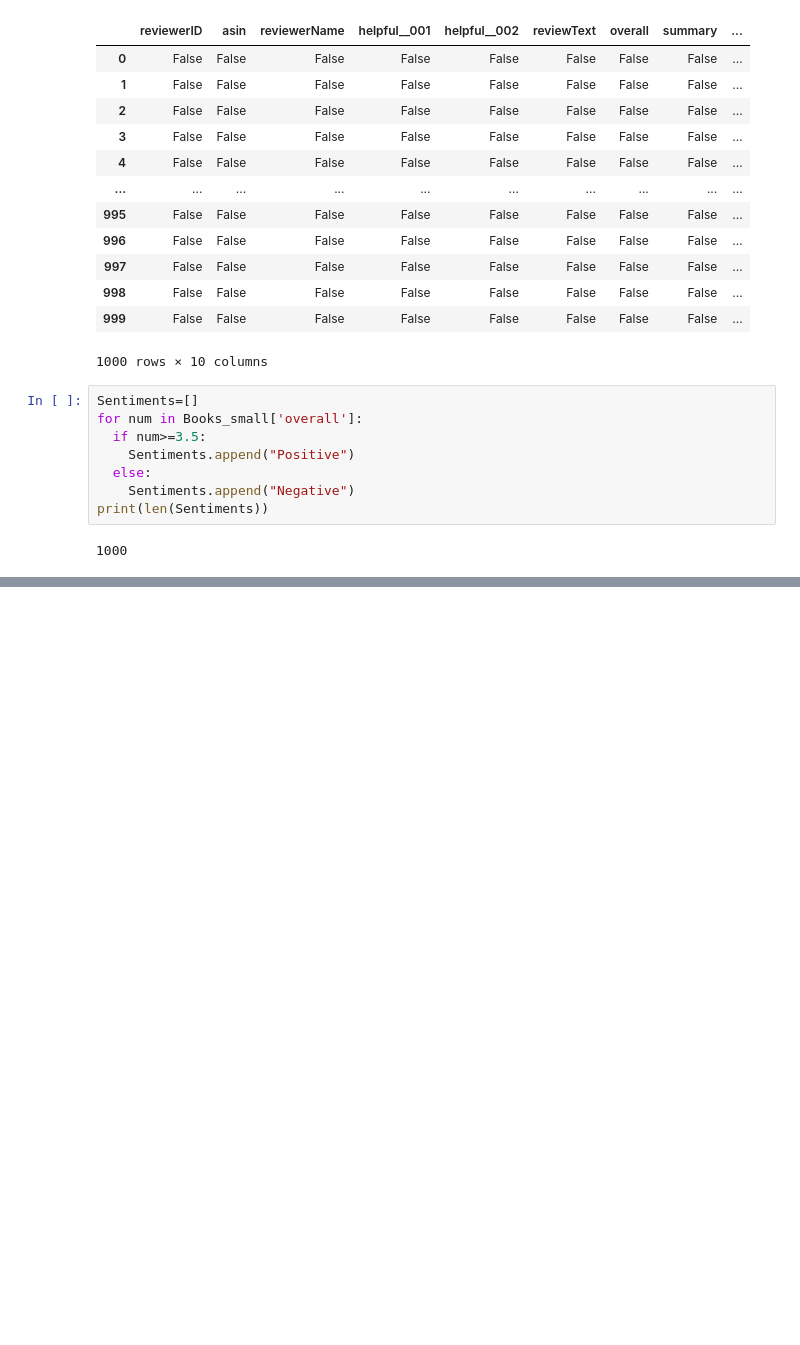
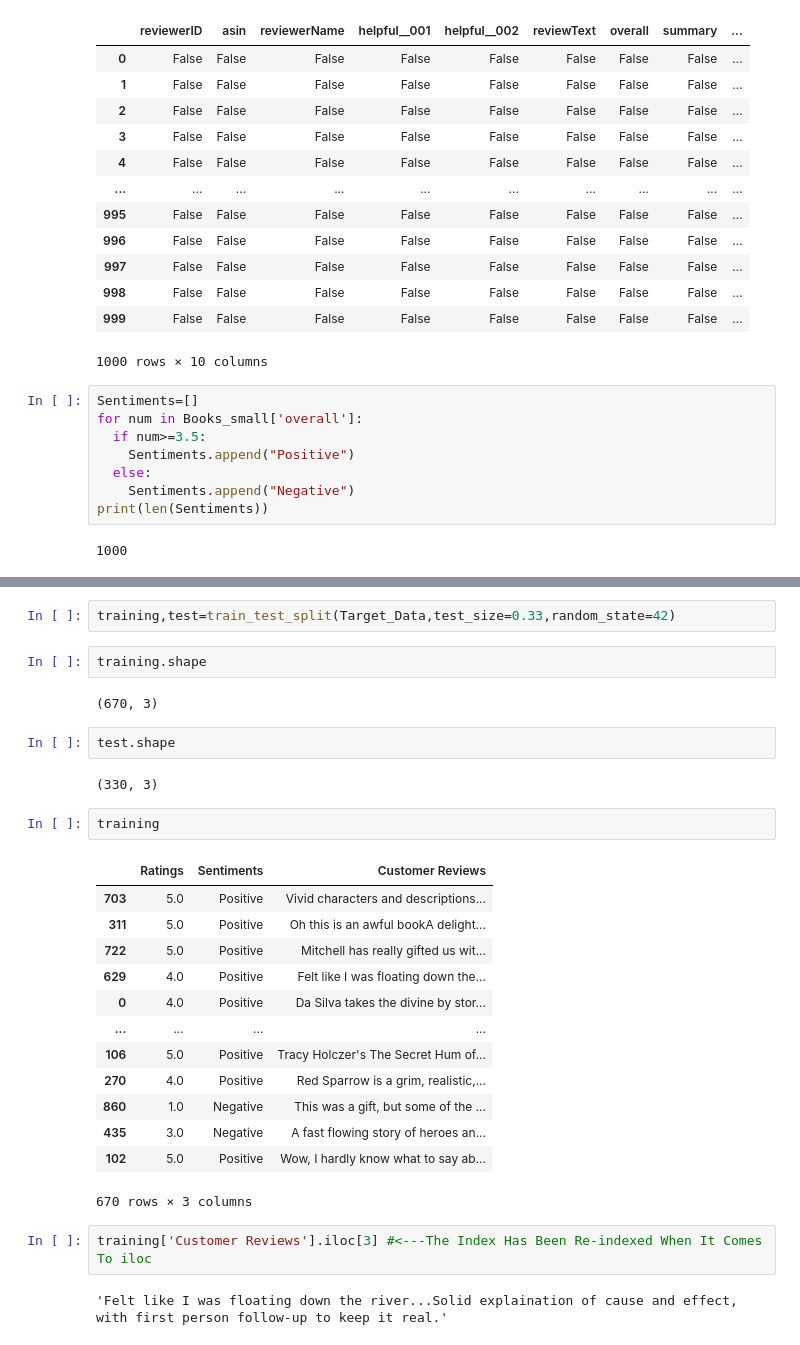
Before and after one commit to DataCrusade1999/Python, a Jupyter notebook: Scikit[1].ipynb, the cells around one changed output, grey strips where cells are left out. Drawn from its saved outputs; the diff is of its cells as text; blank space fills up the shorter version.

```diff
--- a/Scikit[1].ipynb
+++ b/Scikit[1].ipynb
@@ -195,0 +197,30 @@ Target_Data.sample(5)
+# %%
+training,test=train_test_split(Target_Data,test_size=0.33,random_state=42)
+# %%
+training.shape
+# %% [output]
+(670, 3)
+# %%
+test.shape
+# %% [output]
+(330, 3)
+# %%
+training
+# %% [output]
+|  | Ratings | Sentiments | Customer Reviews |
+| 703 | 5.0 | Positive | Vivid characters and descriptions... |
+| 311 | 5.0 | Positive | Oh this is an awful bookA delight... |
+| 722 | 5.0 | Positive | Mitchell has really gifted us wit... |
+| 629 | 4.0 | Positive | Felt like I was floating down the... |
+| 0 | 4.0 | Positive | Da Silva takes the divine by stor... |
+| ... | ... | ... | ... |
+| 106 | 5.0 | Positive | Tracy Holczer's The Secret Hum of... |
+| 270 | 4.0 | Positive | Red Sparrow is a grim, realistic,... |
+| 860 | 1.0 | Negative | This was a gift, but some of the ... |
+| 435 | 3.0 | Negative | A fast flowing story of heroes an... |
+| 102 | 5.0 | Positive | Wow, I hardly know what to say ab... |
+670 rows × 3 columns
+# %%
+training['Customer Reviews'].iloc[3] #<---The Index Has Been Re-indexed When It Comes To iloc
+# %% [output]
+'Felt like I was floating down the river...Solid explaination of cause and effect, with first person follow-up to keep it real.'
```
Also changed, not shown: parts of 2 cells of this notebook.
